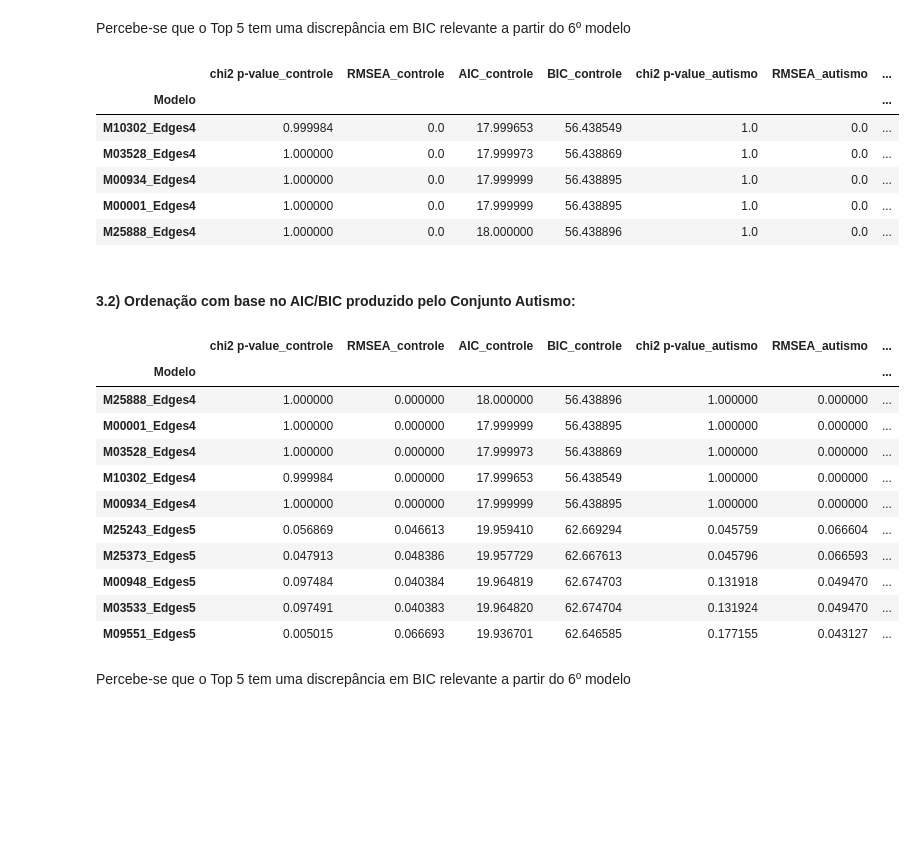
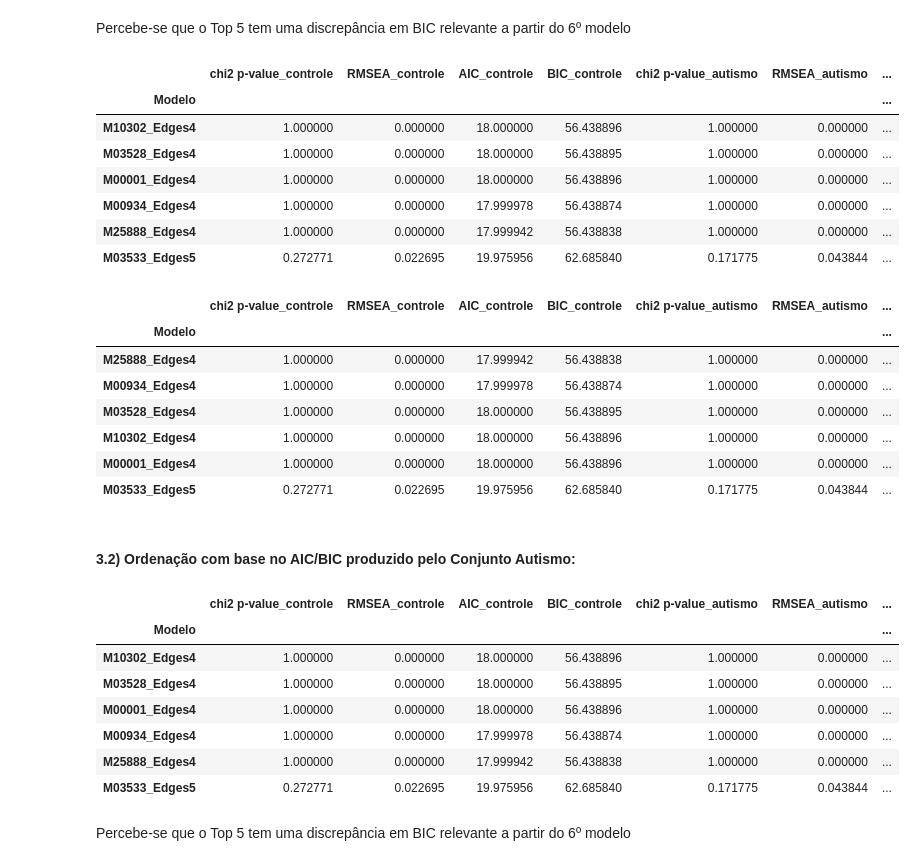
Before and after one commit to caiosoter/SEM-Austim-networks, a Jupyter notebook: notebooks/04_selacao_modelo.ipynb, the cells around one changed output. Cells and saved outputs as stored; diff of their text form; code cells hidden in the pictures; blank space fills up the shorter version.

```diff
--- a/notebooks/selacao_modelo.ipynb
+++ b/notebooks/04_selacao_modelo.ipynb
@@ -11,20 +11,20 @@ from sklearn.preprocessing import StandardScaler
 from tqdm import tqdm
+# %%
+path_formulas = os.path.join("..", "utils", "formulas_DAGS_5_conexos.json")
+path_modelos_controle = os.path.join("..", "dados", "resultados", "resultados_empiricos", "modelos_controle.csv")
+path_modelos_autismo = os.path.join("..", "dados", "resultados", "resultados_empiricos", "modelos_autismo.csv")
+
+
+path_controle = os.path.join("..", "dados", "raios_espectrais", "raios_espectrais_SitioIdadeSexo_controle_prep.csv")
+path_autismo = os.path.join("..", "dados", "raios_espectrais", "raios_espectrais_SitioIdadeSexo_autismo_prep.csv")
 # %%
 colunas_interesse = ["Modelo", "chi2 p-value", "RMSEA", "AIC", "BIC"]
-df_modelos_controle = pd.read_csv(r"..\resultados\resultados_empiricos\modelos_controle.csv", index_col="Modelo", usecols=colunas_interesse)
-df_modelos_autismo = pd.read_csv(r"..\resultados\resultados_empiricos\modelos_autismo.csv", index_col="Modelo", usecols=colunas_interesse)
+df_modelos_controle = pd.read_csv(path_modelos_controle, index_col="Modelo", usecols=colunas_interesse)
+df_modelos_autismo = pd.read_csv(path_modelos_autismo, index_col="Modelo", usecols=colunas_interesse)
 
-df_controle_prep = pd.read_csv(r"..\dados\raios_espectrais\raios_espectrais_controle_prep.csv")
-df_autismo_prep = pd.read_csv(r"..\dados\raios_espectrais\raios_espectrais_autismo_prep.csv")
+df_controle = pd.read_csv(path_controle)
+df_autismo = pd.read_csv(path_autismo)
 
-df_controle = pd.read_csv(r"..\dados\raios_espectrais\raios_espectrais_controle.csv")
-df_autismo = pd.read_csv(r"..\dados\raios_espectrais\raios_espectrais_autismo.csv")
-
-
-# scaler = StandardScaler()
-# df_controle[df_controle.columns] = scaler.fit_transform(df_controle)
-# df_autismo[df_autismo.columns] = scaler.fit_transform(df_autismo)
-
-with open(r"..\utils\fm_modelos_5_conexo.json", "r") as file:
+with open(path_formulas, "r") as file:
     formula_modelos_conexos = json.load(file)
 # %% [markdown]
@@ -32,6 +32,6 @@ with open(r"..\utils\fm_modelos_5_conexo.json", "r") as file:
 # %%
-df_controle_filtro1 = df_modelos_controle[df_modelos_controle["RMSEA"] < 0.08]
-df_autismo_filtro1 = df_modelos_autismo[df_modelos_autismo["RMSEA"] < 0.08]
+df_controle_filtro1 = df_modelos_controle[(df_modelos_controle["RMSEA"] <= 0.05)]
+df_autismo_filtro1 = df_modelos_autismo[(df_modelos_autismo["RMSEA"] <= 0.05)]
 
 print(df_controle_filtro1.shape)
 print(df_autismo_filtro1.shape)
@@ -72,31 +109,39 @@ modelos_filtro2.sort_values("BIC_controle").head(10)
 # %% [markdown]
 Percebe-se que o Top 5 tem uma discrepância em BIC relevante a partir do 6º modelo
 # %%
-modelos_filtro2.sort_values("BIC_controle").head(5)
+modelos_filtro2.sort_values("BIC_autismo").head(6)
 # %% [output]
 |  | chi2 p-value_controle | RMSEA_controle | AIC_controle | BIC_controle | chi2 p-value_autismo | RMSEA_autismo | ... |
 | Modelo |  |  |  |  |  |  | ... |
-| M10302_Edges4 | 0.999984 | 0.0 | 17.999653 | 56.438549 | 1.0 | 0.0 | ... |
-| M03528_Edges4 | 1.000000 | 0.0 | 17.999973 | 56.438869 | 1.0 | 0.0 | ... |
-| M00934_Edges4 | 1.000000 | 0.0 | 17.999999 | 56.438895 | 1.0 | 0.0 | ... |
-| M00001_Edges4 | 1.000000 | 0.0 | 17.999999 | 56.438895 | 1.0 | 0.0 | ... |
-| M25888_Edges4 | 1.000000 | 0.0 | 18.000000 | 56.438896 | 1.0 | 0.0 | ... |
+| M10302_Edges4 | 1.000000 | 0.000000 | 18.000000 | 56.438896 | 1.000000 | 0.000000 | ... |
+| M03528_Edges4 | 1.000000 | 0.000000 | 18.000000 | 56.438895 | 1.000000 | 0.000000 | ... |
+| M00001_Edges4 | 1.000000 | 0.000000 | 18.000000 | 56.438896 | 1.000000 | 0.000000 | ... |
+| M00934_Edges4 | 1.000000 | 0.000000 | 17.999978 | 56.438874 | 1.000000 | 0.000000 | ... |
+| M25888_Edges4 | 1.000000 | 0.000000 | 17.999942 | 56.438838 | 1.000000 | 0.000000 | ... |
+| M03533_Edges5 | 0.272771 | 0.022695 | 19.975956 | 62.685840 | 0.171775 | 0.043844 | ... |
+# %%
+modelos_filtro2.sort_values("AIC_controle").head(6)
+# %% [output]
+|  | chi2 p-value_controle | RMSEA_controle | AIC_controle | BIC_controle | chi2 p-value_autismo | RMSEA_autismo | ... |
+| Modelo |  |  |  |  |  |  | ... |
+| M25888_Edges4 | 1.000000 | 0.000000 | 17.999942 | 56.438838 | 1.000000 | 0.000000 | ... |
+| M00934_Edges4 | 1.000000 | 0.000000 | 17.999978 | 56.438874 | 1.000000 | 0.000000 | ... |
+| M03528_Edges4 | 1.000000 | 0.000000 | 18.000000 | 56.438895 | 1.000000 | 0.000000 | ... |
+| M10302_Edges4 | 1.000000 | 0.000000 | 18.000000 | 56.438896 | 1.000000 | 0.000000 | ... |
+| M00001_Edges4 | 1.000000 | 0.000000 | 18.000000 | 56.438896 | 1.000000 | 0.000000 | ... |
+| M03533_Edges5 | 0.272771 | 0.022695 | 19.975956 | 62.685840 | 0.171775 | 0.043844 | ... |
 # %% [markdown]
 #### 3.2) Ordenação com base no AIC/BIC produzido pelo Conjunto Autismo:
 # %%
-modelos_filtro2.sort_values("BIC_autismo").head(10)
+modelos_filtro2.sort_values("BIC_autismo").head(6)
 # %% [output]
 |  | chi2 p-value_controle | RMSEA_controle | AIC_controle | BIC_controle | chi2 p-value_autismo | RMSEA_autismo | ... |
 | Modelo |  |  |  |  |  |  | ... |
-| M25888_Edges4 | 1.000000 | 0.000000 | 18.000000 | 56.438896 | 1.000000 | 0.000000 | ... |
-| M00001_Edges4 | 1.000000 | 0.000000 | 17.999999 | 56.438895 | 1.000000 | 0.000000 | ... |
-| M03528_Edges4 | 1.000000 | 0.000000 | 17.999973 | 56.438869 | 1.000000 | 0.000000 | ... |
-| M10302_Edges4 | 0.999984 | 0.000000 | 17.999653 | 56.438549 | 1.000000 | 0.000000 | ... |
-| M00934_Edges4 | 1.000000 | 0.000000 | 17.999999 | 56.438895 | 1.000000 | 0.000000 | ... |
-| M25243_Edges5 | 0.056869 | 0.046613 | 19.959410 | 62.669294 | 0.045759 | 0.066604 | ... |
-| M25373_Edges5 | 0.047913 | 0.048386 | 19.957729 | 62.667613 | 0.045796 | 0.066593 | ... |
-| M00948_Edges5 | 0.097484 | 0.040384 | 19.964819 | 62.674703 | 0.131918 | 0.049470 | ... |
-| M03533_Edges5 | 0.097491 | 0.040383 | 19.964820 | 62.674704 | 0.131924 | 0.049470 | ... |
-| M09551_Edges5 | 0.005015 | 0.066693 | 19.936701 | 62.646585 | 0.177155 | 0.043127 | ... |
+| M10302_Edges4 | 1.000000 | 0.000000 | 18.000000 | 56.438896 | 1.000000 | 0.000000 | ... |
+| M03528_Edges4 | 1.000000 | 0.000000 | 18.000000 | 56.438895 | 1.000000 | 0.000000 | ... |
+| M00001_Edges4 | 1.000000 | 0.000000 | 18.000000 | 56.438896 | 1.000000 | 0.000000 | ... |
+| M00934_Edges4 | 1.000000 | 0.000000 | 17.999978 | 56.438874 | 1.000000 | 0.000000 | ... |
+| M25888_Edges4 | 1.000000 | 0.000000 | 17.999942 | 56.438838 | 1.000000 | 0.000000 | ... |
+| M03533_Edges5 | 0.272771 | 0.022695 | 19.975956 | 62.685840 | 0.171775 | 0.043844 | ... |
 # %% [markdown]
 Percebe-se que o Top 5 tem uma discrepância em BIC relevante a partir do 6º modelo
```
Also changed, not shown: parts of 26 cells of this notebook, 17 other files.
